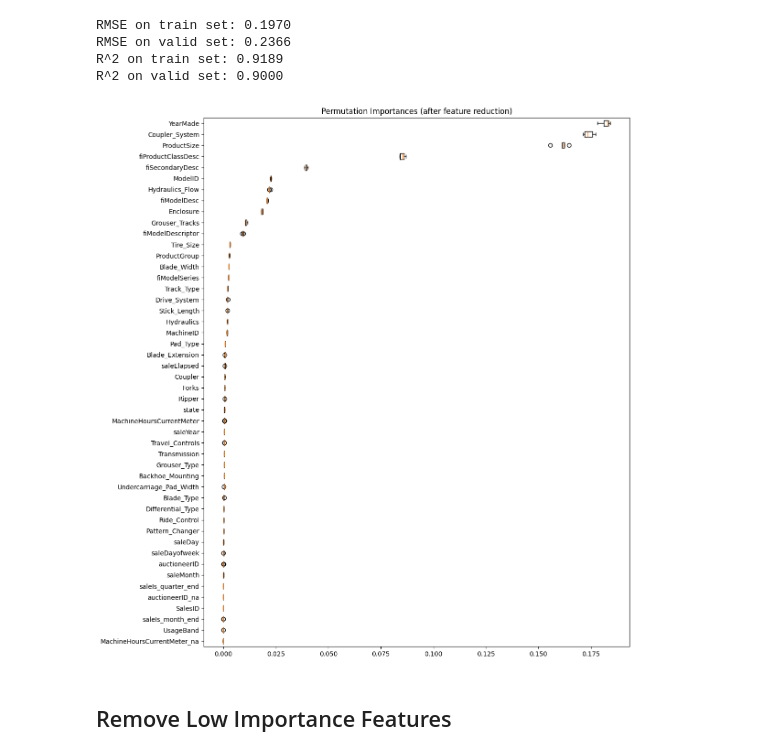
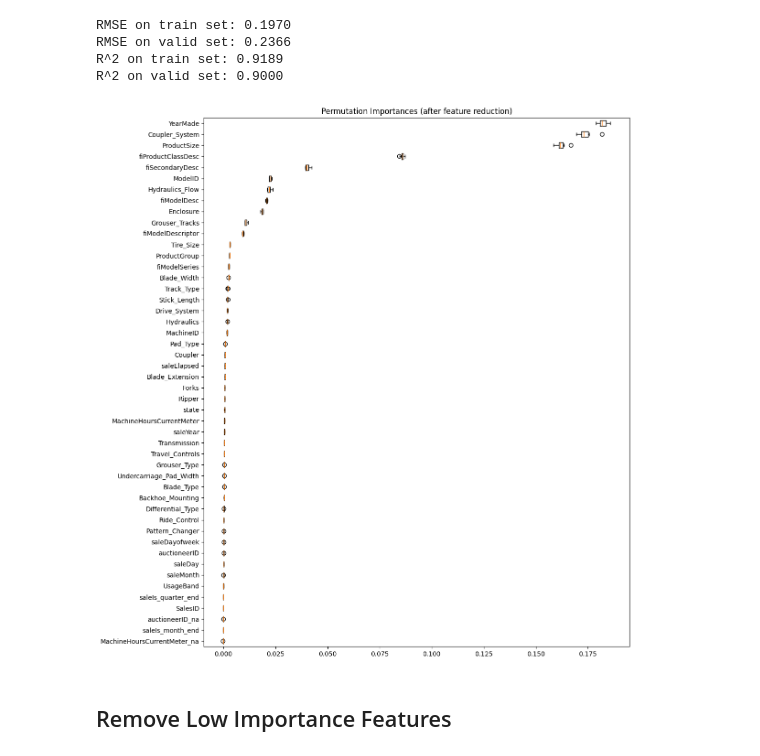
Before and after one commit to realJiaoKan/Machine-Learning-in-Practice, a Jupyter notebook: notebooks/combined_gpu.ipynb, the cells around one changed output. Saved outputs shown, nothing was run; the diff lists cells and outputs as text; code cells hidden in the pictures.

Commit message:
Refined permutation importance based on GPU

```diff
--- a/notebooks/combined_gpu.ipynb
+++ b/notebooks/combined_gpu.ipynb
@@ -42,35 +42,30 @@ def print_score(m, X_train, y_train, X_valid, y_valid):
     return
 
 
-def permutation_importance(model, X, y, baseline_mse, n_repeats=5, n_jobs=2):
+def permutation_importance(model, X, y, n_repeats=10):
+    baseline_predictions = model.predict(X)
+    baseline_mse = mean_squared_error(y, baseline_predictions)
+
     importances = cp.zeros((X.shape[1], n_repeats))
 
-    # for i in tqdm(range(X.shape[1])):
-    def compute_importance(i):
-        local_importances = cp.zeros(n_repeats)
+    X_shuffled = []
+    for i in range(n_repeats):
+        X_shuffled.append(X.sample(frac=1).reset_index(drop=True))
 
+    for i in tqdm(range(X.shape[1])):
         for n in range(n_repeats):
-            X_permuted = X.copy(deep=True)
-            X_permuted.iloc[:, i] = (
-                X_permuted.iloc[:, i].sample(frac=1).reset_index(drop=True)
-            )
+            X_permuted = X.copy()
+            X_permuted.iloc[:, i] = X_shuffled[n].iloc[:, i]
 
             permuted_predictions = model.predict(X_permuted)
             permuted_mse = mean_squared_error(y, permuted_predictions)
 
-            local_importances[n] = permuted_mse - baseline_mse
+            importances[i, n] = permuted_mse - baseline_mse
 
-        return local_importances
+    importances_mean = importances.mean(axis=1)
+    sorted_idx = cp.argsort(importances_mean)
 
-    with tqdm_joblib(tqdm(desc="Computing importances", total=X.shape[1])):
-        results = Parallel(n_jobs=n_jobs)(
-            delayed(compute_importance)(i) for i in range(X.shape[1])
-        )
-
-    for i, local_importance in enumerate(results):
-        importances[i, :] = local_importance
-
-    return importances.mean(axis=1).get(), importances.get()
+    return (importances_mean.get(), importances.get(), sorted_idx.get())
 
 
 def plot_importances(importances, sorted_idx, X_valid, title):
@@ -161,7 +156,7 @@ model = RandomForestRegressor(
     random_state=42,
     bootstrap=True,
     max_samples=0.75,
-    n_streams=1
+    n_streams=1,
 )
 
 model.fit(X_train, y_train)
@@ -219,9 +198,16 @@ sorted_idx = cp.argsort(importances_mean)
+# %%
+importances_mean, importances, sorted_idx = permutation_importance(
+    model, X_valid_reduced, y_valid
+)
 # %%
 plot_importances(
-    importances, sorted_idx, X_valid_reduced, "Permutation Importances (after feature reduction)"
+    importances,
+    sorted_idx,
+    X_valid_reduced,
+    "Permutation Importances (after feature reduction)",
 )
 # %% [output]
-[figure, old version]
+[figure, new version]
 # %% [markdown]
 ## Remove Low Importance Features
 # %%
```
Also changed, not shown: parts of 15 cells of this notebook.
